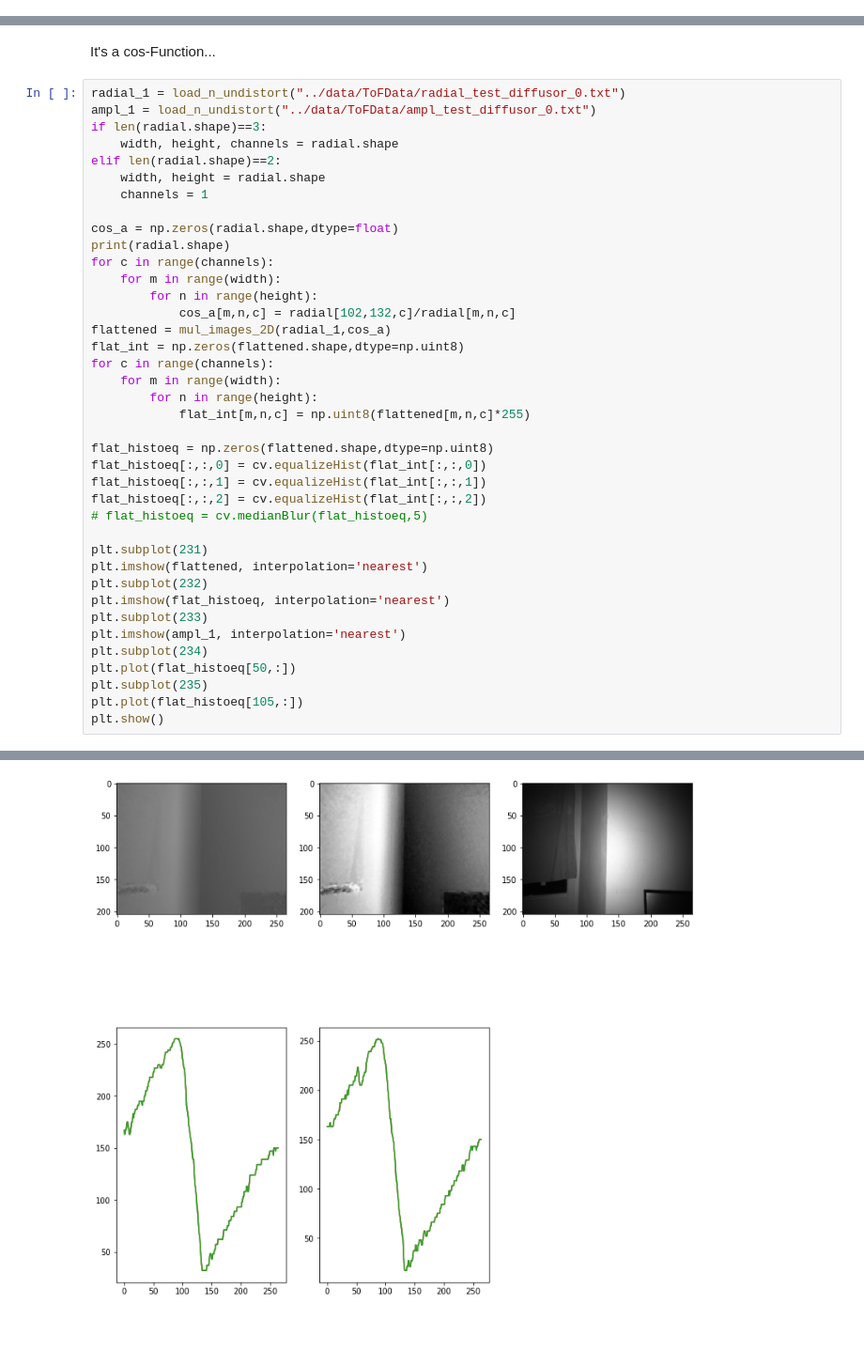
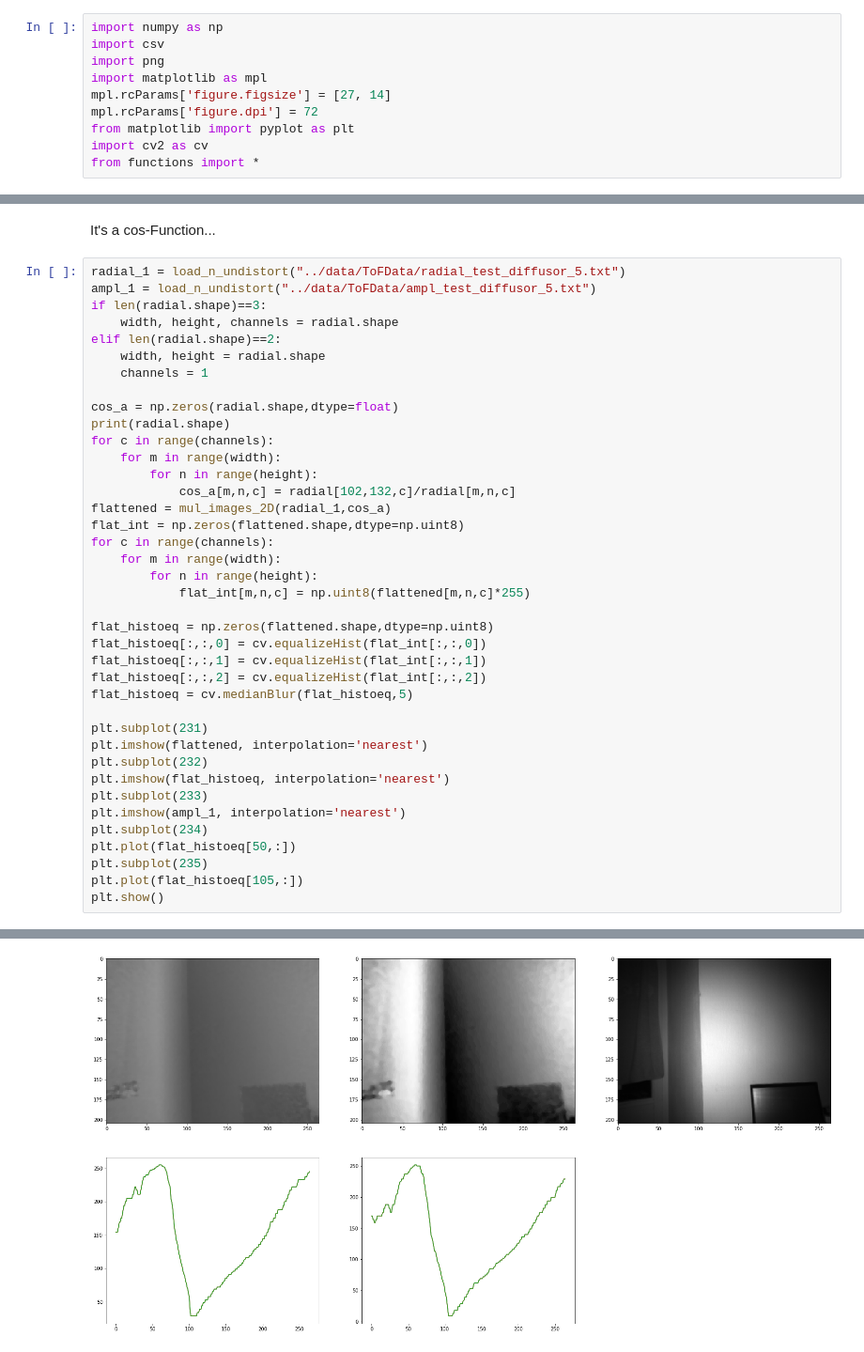
Before and after one commit to wegmanma/MT_Augmented_Reality_Platform, a Jupyter notebook: 02_Source/python/flat_surface_detect.ipynb, the cells around one changed output, grey strips where cells are left out. Shown: that part at 94% size. Cells and saved outputs as stored; diff of their text form; blank space fills up the shorter version.

```diff
--- a/02_Source/python/flat_surface_detect.ipynb
+++ b/02_Source/python/flat_surface_detect.ipynb
@@ -225,3 +1,13 @@ def fillArea(x,y,src1, brightness, bw_image):
+# %%
+import numpy as np
+import csv
+import png
+import matplotlib as mpl
+mpl.rcParams['figure.figsize'] = [27, 14]
+mpl.rcParams['figure.dpi'] = 72
+from matplotlib import pyplot as plt
+import cv2 as cv
+from functions import *
 # %% [markdown]
 Load flat image
 # %%
@@ -239,8 +25,8 @@ radial = np.mean(radial_arr, axis=3)
 # %% [markdown]
 It's a cos-Function...
 # %%
-radial_1 = load_n_undistort("../data/ToFData/radial_test_diffusor_0.txt")
-ampl_1 = load_n_undistort("../data/ToFData/ampl_test_diffusor_0.txt")
+radial_1 = load_n_undistort("../data/ToFData/radial_test_diffusor_5.txt")
+ampl_1 = load_n_undistort("../data/ToFData/ampl_test_diffusor_5.txt")
 if len(radial.shape)==3:
     width, height, channels = radial.shape
 elif len(radial.shape)==2:
@@ -251,33 +37,33 @@ cos_a = np.zeros(radial.shape,dtype=float)
 print(radial.shape)
 for c in range(channels):
     for m in range(width):
         for n in range(height):
             cos_a[m,n,c] = radial[102,132,c]/radial[m,n,c]
 flattened = mul_images_2D(radial_1,cos_a)
 flat_int = np.zeros(flattened.shape,dtype=np.uint8)
 for c in range(channels):
     for m in range(width):
         for n in range(height):
             flat_int[m,n,c] = np.uint8(flattened[m,n,c]*255)
 
 flat_histoeq = np.zeros(flattened.shape,dtype=np.uint8)
 flat_histoeq[:,:,0] = cv.equalizeHist(flat_int[:,:,0])
 flat_histoeq[:,:,1] = cv.equalizeHist(flat_int[:,:,1])
 flat_histoeq[:,:,2] = cv.equalizeHist(flat_int[:,:,2])
-# flat_histoeq = cv.medianBlur(flat_histoeq,5)
+flat_histoeq = cv.medianBlur(flat_histoeq,5)
 
 plt.subplot(231)
 plt.imshow(flattened, interpolation='nearest')
 plt.subplot(232)
 plt.imshow(flat_histoeq, interpolation='nearest')
 plt.subplot(233)
 plt.imshow(ampl_1, interpolation='nearest')
 plt.subplot(234)
 plt.plot(flat_histoeq[50,:])
 plt.subplot(235)
 plt.plot(flat_histoeq[105,:])
 plt.show()
 # %% [output]
 (205, 265, 3)
-[figure, old version]
+[figure, new version]
 # %%
```
Also changed, not shown: parts of 6 cells of this notebook, 5 other files.
